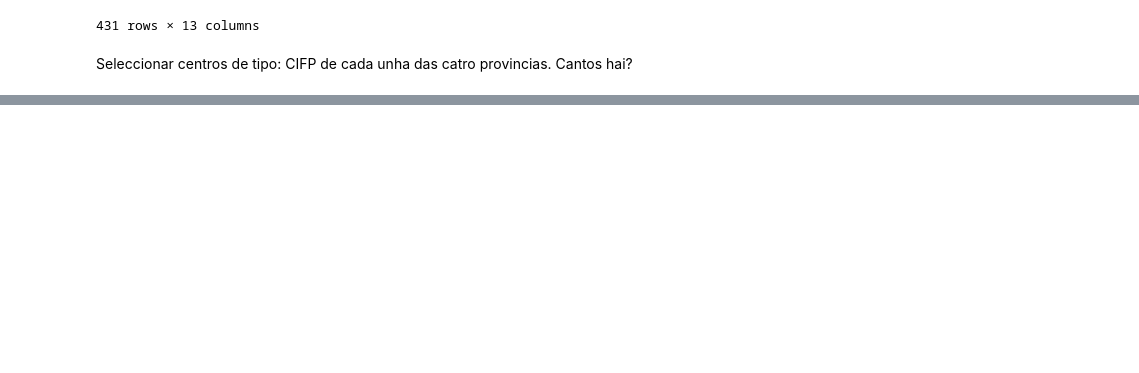
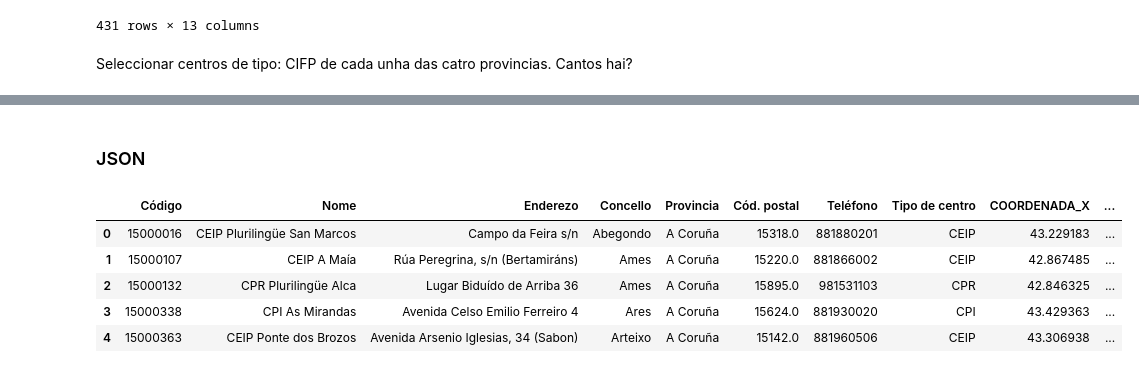
Before and after one commit to DaniMartinezX/SBD, a Jupyter notebook: centros_educativos.ipynb, the cells around one changed output, grey strips where cells are left out. Saved outputs shown, nothing was run; the diff lists cells and outputs as text; code cells hidden in the pictures; blank space fills up the shorter version.

```diff
--- a/centros_educativos.ipynb
+++ b/centros_educativos.ipynb
@@ -167,0 +278,15 @@ df_cifp.groupby(['Provincia'])
+# %% [markdown]
+### JSON
+# %%
+dfTotal.reset_index(drop=True, inplace=True)
+arquivo_temporal_3 = os.path.join(tempfile.mktemp())
+dfTotal.to_json(arquivo_temporal_3)
+df_json = pd.read_json(arquivo_temporal_3)
+df_json.head()
+# %% [output]
+|  | Código | Nome | Enderezo | Concello | Provincia | Cód. postal | Teléfono | Tipo de centro | COORDENADA_X | ... |
+| 0 | 15000016 | CEIP Plurilingüe San Marcos | Campo da Feira s/n | Abegondo | A Coruña | 15318.0 | 881880201 | CEIP | 43.229183 | ... |
+| 1 | 15000107 | CEIP A Maía | Rúa Peregrina, s/n (Bertamiráns) | Ames | A Coruña | 15220.0 | 881866002 | CEIP | 42.867485 | ... |
+| 2 | 15000132 | CPR Plurilingüe Alca | Lugar Biduído de Arriba 36 | Ames | A Coruña | 15895.0 | 981531103 | CPR | 42.846325 | ... |
+| 3 | 15000338 | CPI As Mirandas | Avenida Celso Emilio Ferreiro 4 | Ares | A Coruña | 15624.0 | 881930020 | CPI | 43.429363 | ... |
+| 4 | 15000363 | CEIP Ponte dos Brozos | Avenida Arsenio Iglesias, 34 (Sabon) | Arteixo | A Coruña | 15142.0 | 881960506 | CEIP | 43.306938 | ... |
```
Also changed, not shown: parts of 26 cells of this notebook, 6 other files.
